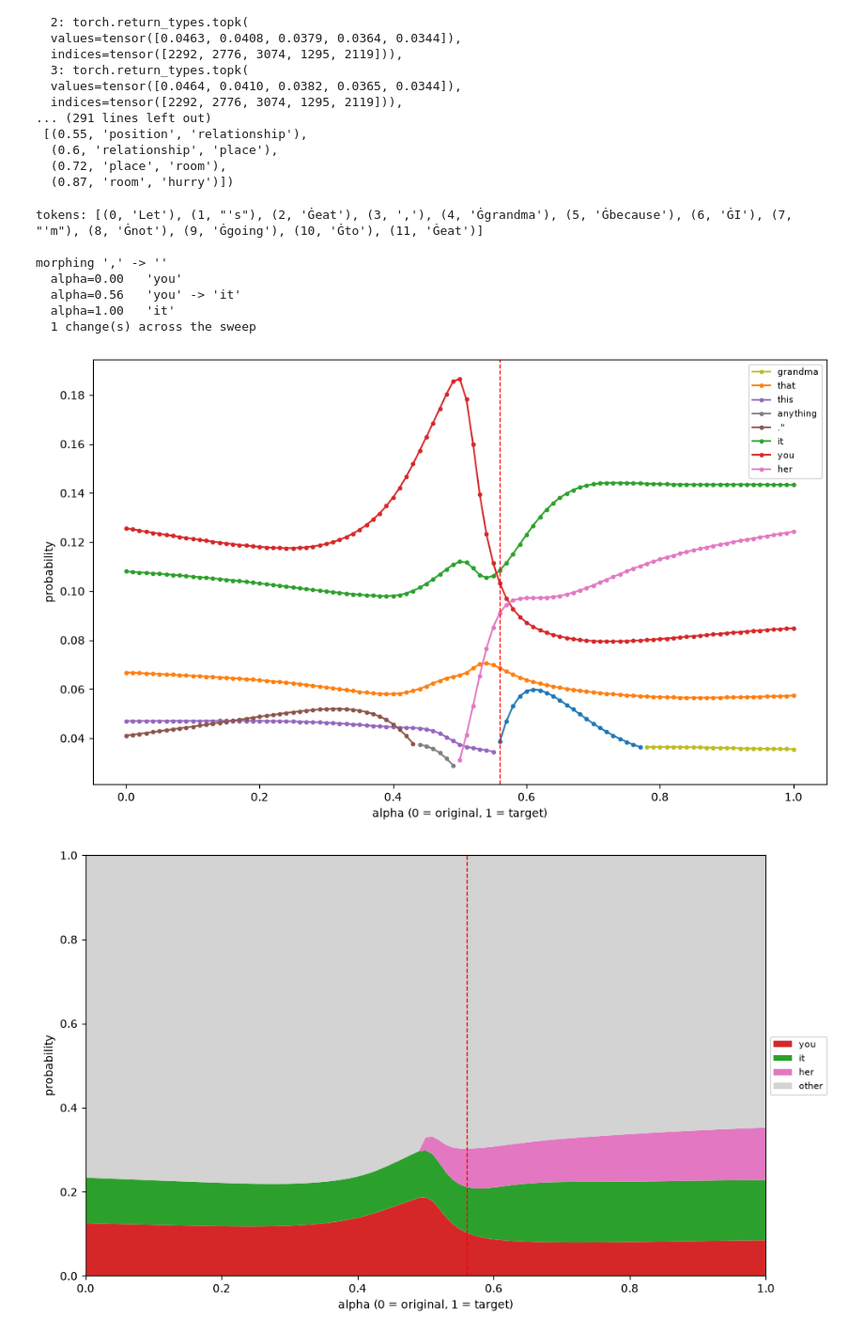
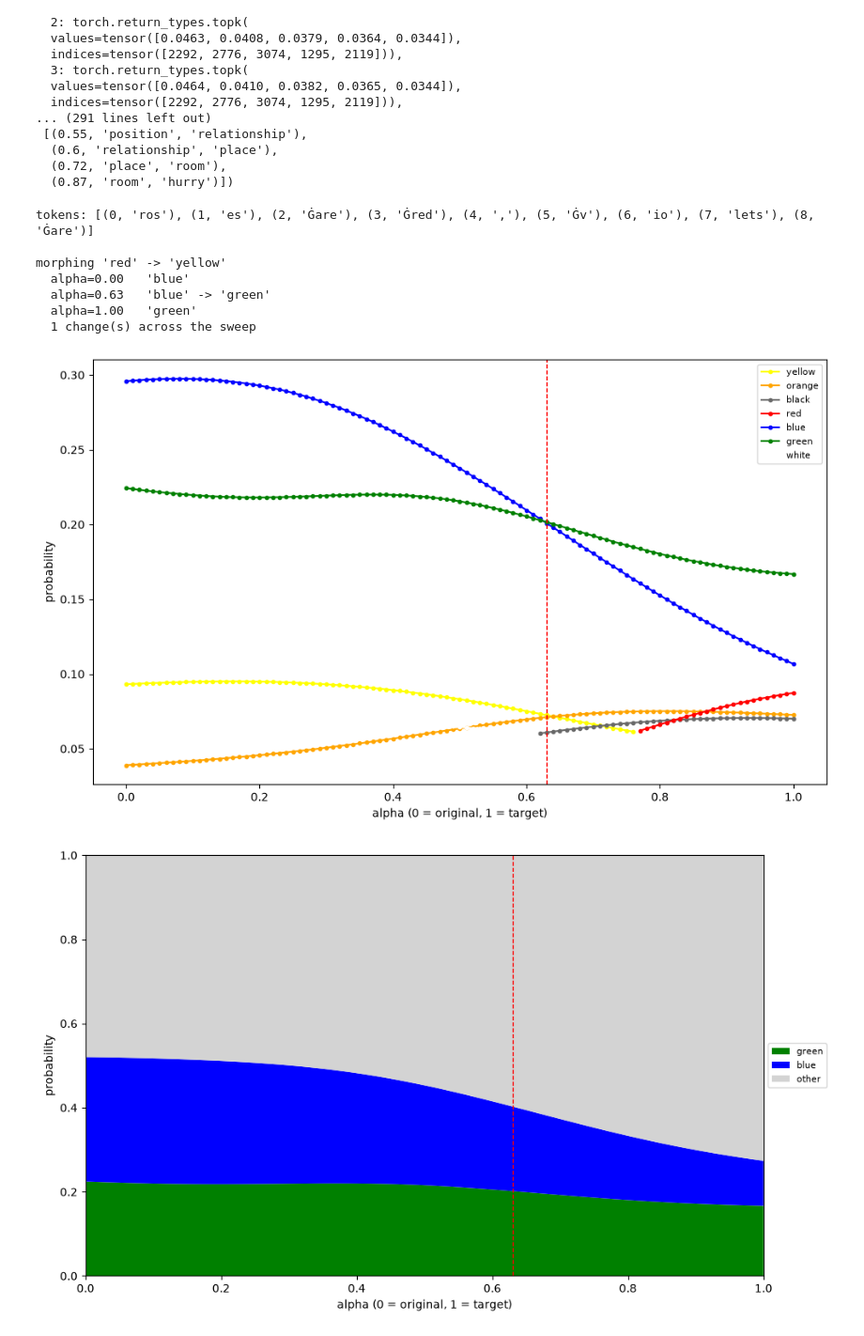
Before and after one commit to dariush-g/embedding-interpolation, a Jupyter notebook: notebooks/embedding_interpolation_drift.ipynb, the cells around one changed output. Shown at 94% size. Drawn from its saved outputs; the diff is of its cells as text; code cells hidden in the pictures.

```diff
--- a/notebooks/embedding_interpolation_drift.ipynb
+++ b/notebooks/embedding_interpolation_drift.ipynb
@@ -393,15 +396,15 @@ morphing 'What' -> 'Pizza'
   (0.72, 'place', 'room'),
   (0.87, 'room', 'hurry')])
 # %%
-drift_sentence_meaning("gpt2", "Let's eat, grandma because I'm not going to eat", "", changed_index=3)
+drift_sentence_meaning("gpt2", "roses are red, violets are", "yellow", changed_index=3)
 # %% [output]
-tokens: [(0, 'Let'), (1, "'s"), (2, 'Ġeat'), (3, ','), (4, 'Ġgrandma'), (5, 'Ġbecause'), (6, 'ĠI'), (7, "'m"), (8, 'Ġnot'), (9, 'Ġgoing'), (10, 'Ġto'), (11, 'Ġeat')]
+tokens: [(0, 'ros'), (1, 'es'), (2, 'Ġare'), (3, 'Ġred'), (4, ','), (5, 'Ġv'), (6, 'io'), (7, 'lets'), (8, 'Ġare')]
 
-morphing ',' -> ''
-  alpha=0.00   'you'
-  alpha=0.56   'you' -> 'it'
-  alpha=1.00   'it'
+morphing 'red' -> 'yellow'
+  alpha=0.00   'blue'
+  alpha=0.63   'blue' -> 'green'
+  alpha=1.00   'green'
   1 change(s) across the sweep
-[figure, old version]
+[figure, new version]
-[figure, old version]
+[figure, new version]
 ({0: torch.return_types.topk(
```
Also changed, not shown: parts of 2 cells of this notebook, 44 other files.
